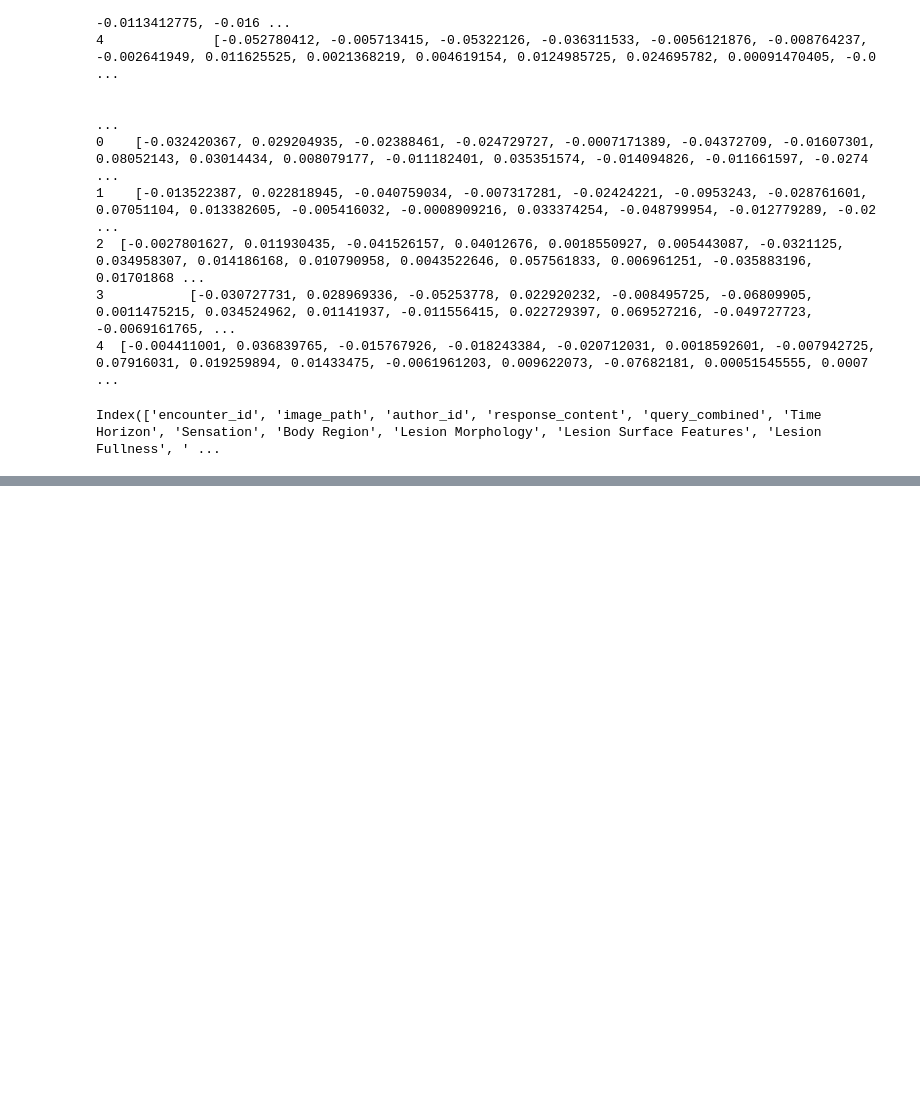
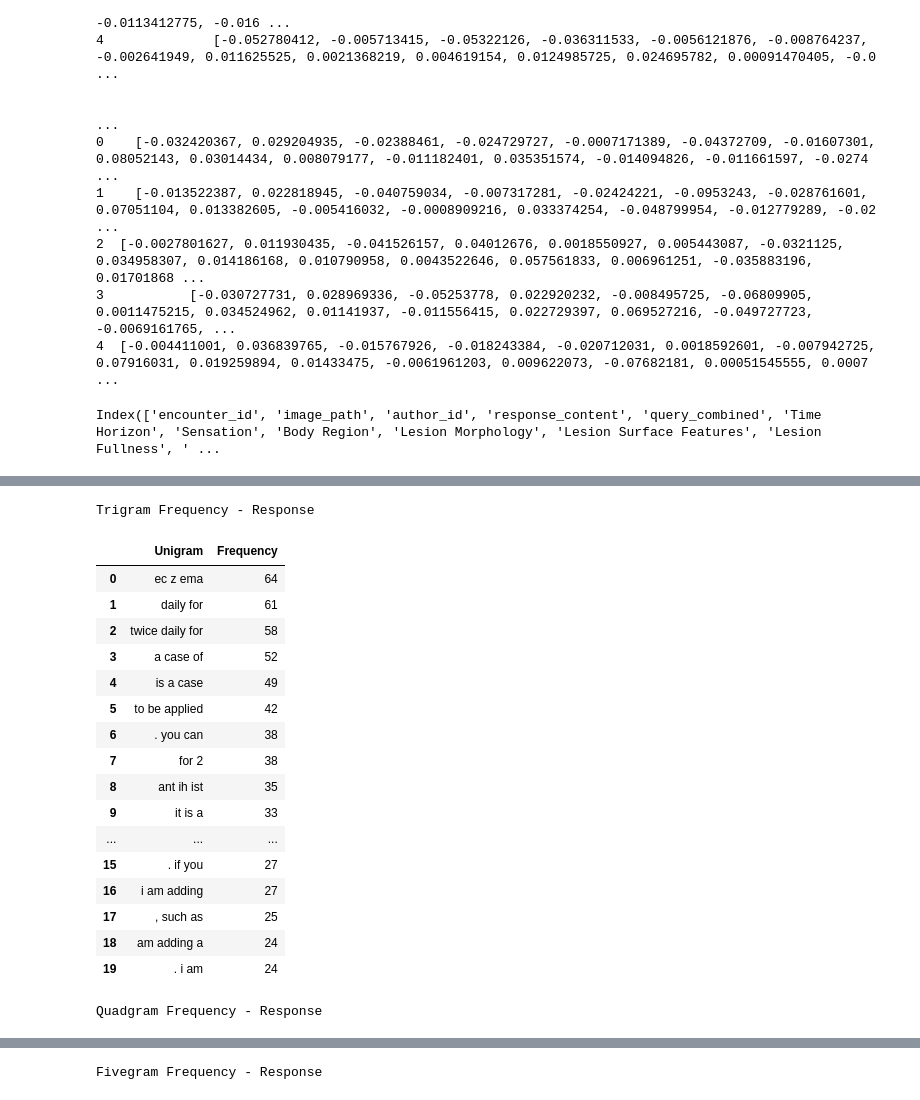
Before and after one commit to karishmathakrar/arc-mediqa-magic-2025, a Jupyter notebook: 02_data-augmentation-for-EDA.ipynb, the cells around one changed output, grey strips where cells are left out. Drawn from its saved outputs; the diff is of its cells as text; code cells hidden in the pictures; blank space fills up the shorter version.

```diff
--- a/02_EDA.ipynb
+++ b/02_data-augmentation-for-EDA.ipynb
@@ -524,0 +590,64 @@ display(train_df.head(1))
+# %%
+# Function to extract n-grams and return human-readable words
+def get_ngrams(text, n=1):
+    if not isinstance(text, str) or text.strip() == "":
+        return Counter()  # Handle missing values
+
+    tokens = tokenizer.encode(text.lower())  # Tokenize using tiktoken
+    words = [tokenizer.decode([token]) for token in tokens]  # Convert token IDs back to words
+    ngram_list = [" ".join(words[i:i+n]) for i in range(len(words) - n + 1)]
+
+    return Counter(ngram_list)
+
+# Compute tri-gram, quad-gram, and five-gram frequency for response_content
+trigram_response, quadgram_response, fivegram_response = Counter(), Counter(), Counter()
+for text in train_df["response_content"].dropna():
+    trigram_response.update(get_ngrams(text, n=3))
+    quadgram_response.update(get_ngrams(text, n=4))
+    fivegram_response.update(get_ngrams(text, n=5))
+
+# Compute tri-gram, quad-gram, and five-gram frequency for query_combined
+trigram_query, quadgram_query, fivegram_query = Counter(), Counter(), Counter()
+for text in train_df["query_combined"].dropna():
+    trigram_query.update(get_ngrams(text, n=3))
+    quadgram_query.update(get_ngrams(text, n=4))
+    fivegram_query.update(get_ngrams(text, n=5))
+# %%
+# Convert n-gram frequency to DataFrame
+trigram_response_df = pd.DataFrame(trigram_response.most_common(20), columns=["Unigram", "Frequency"])
+quadgram_response_df = pd.DataFrame(quadgram_response.most_common(20), columns=["Bigram", "Frequency"])
+fivegram_response_df = pd.DataFrame(fivegram_response.most_common(20), columns=["Trigram", "Frequency"])
+
+trigram_query_df = pd.DataFrame(trigram_query.most_common(20), columns=["Unigram", "Frequency"])
+quadgram_query_df = pd.DataFrame(quadgram_query.most_common(20), columns=["Bigram", "Frequency"])
+fivegram_query_df = pd.DataFrame(fivegram_query.most_common(20), columns=["Trigram", "Frequency"])
+# %%
+# Display n-gram frequency results
+print("Trigram Frequency - Response")
+display(trigram_response_df)
+
+print("Quadgram Frequency - Response")
+display(quadgram_response_df)
+
+print("Fivegram Frequency - Response")
+display(fivegram_response_df)
+# %% [output]
+Trigram Frequency - Response
+|  | Unigram | Frequency |
+| 0 | ec z ema | 64 |
+| 1 | daily for | 61 |
+| 2 | twice daily for | 58 |
+| 3 | a case of | 52 |
+| 4 | is a case | 49 |
+| 5 | to be applied | 42 |
+| 6 | . you can | 38 |
+| 7 | for 2 | 38 |
+| 8 | ant ih ist | 35 |
+| 9 | it is a | 33 |
+| ... | ... | ... |
+| 15 | . if you | 27 |
+| 16 | i am adding | 27 |
+| 17 | , such as | 25 |
+| 18 | am adding a | 24 |
+| 19 | . i am | 24 |
+Quadgram Frequency - Response
@@ -524,0 +671 @@ display(train_df.head(1))
+Fivegram Frequency - Response
```
Also changed, not shown: parts of 16 cells of this notebook, 2 other files.
